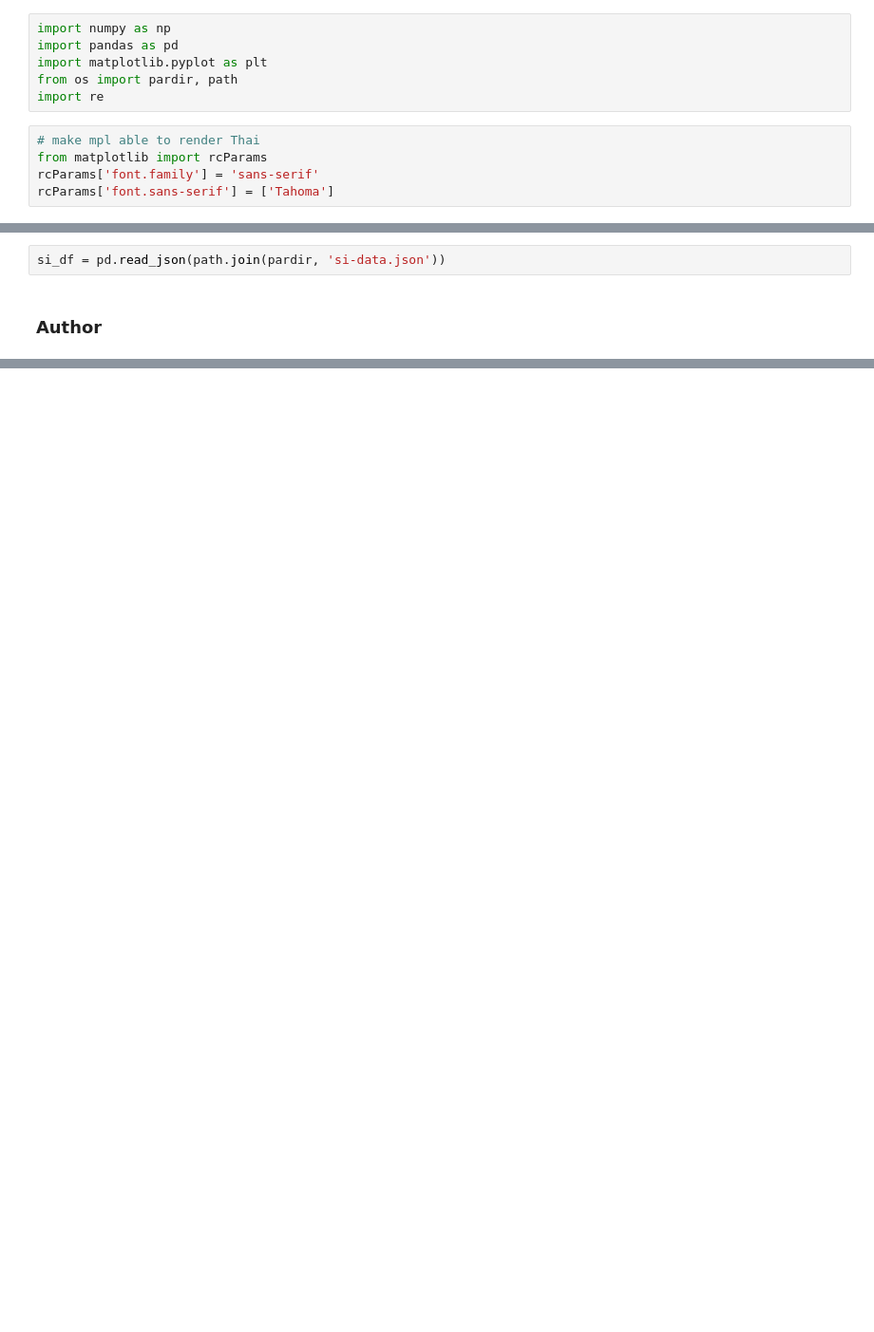
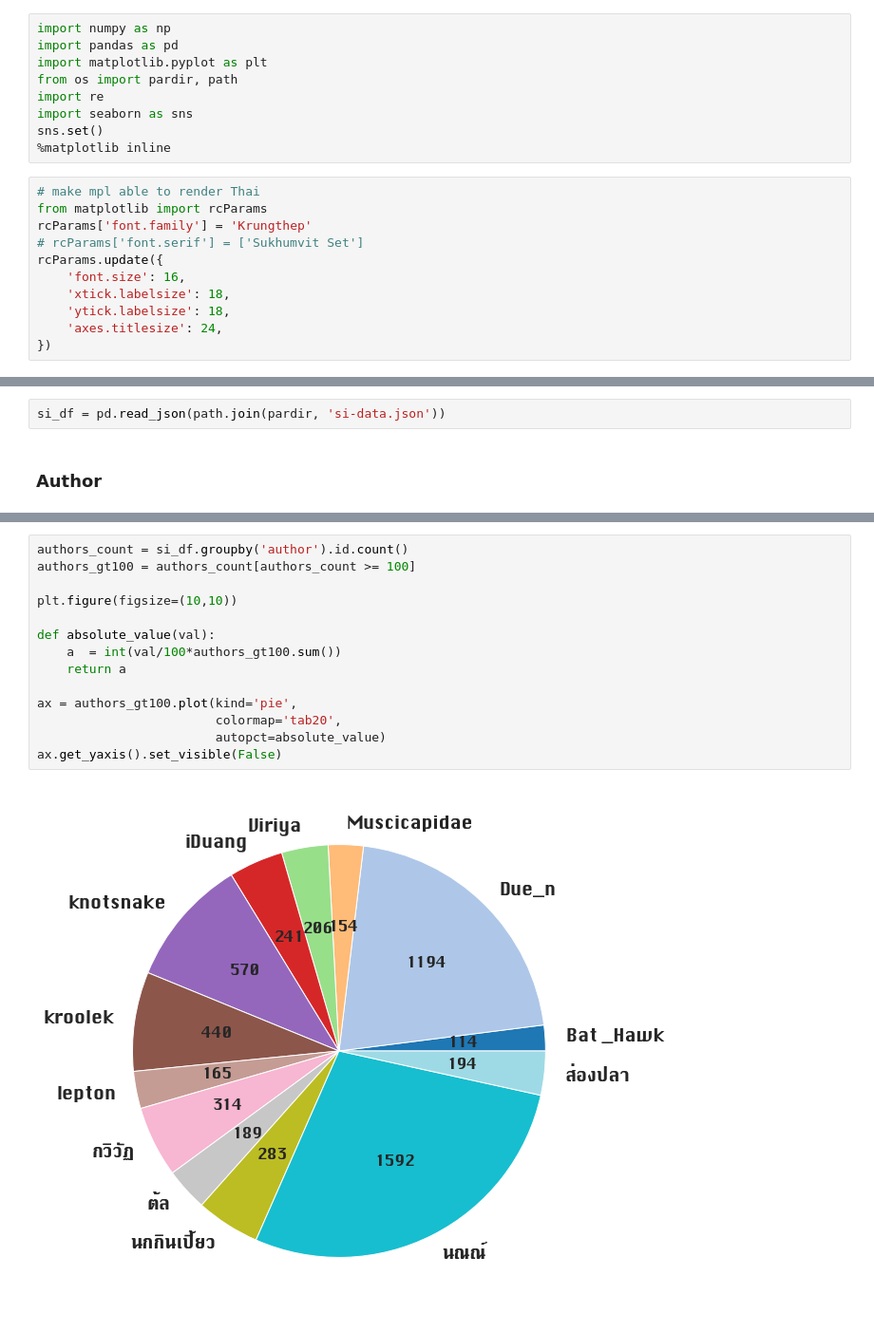
Before and after one commit to bluenex/siamensis-si, a Jupyter notebook: ipynb/si-stats.ipynb, the cells around one changed output, grey strips where cells are left out. Shown at 95% size. Saved outputs shown, nothing was run; the diff lists cells and outputs as text; blank space fills up the shorter version.

```diff
--- a/ipynb/si-stats.ipynb
+++ b/ipynb/si-stats.ipynb
@@ -4,8 +4,17 @@ import pandas as pd
 import matplotlib.pyplot as plt
 from os import pardir, path
 import re
+import seaborn as sns
+sns.set()
+%matplotlib inline
 # %%
 # make mpl able to render Thai
 from matplotlib import rcParams
-rcParams['font.family'] = 'sans-serif'
-rcParams['font.sans-serif'] = ['Tahoma']
+rcParams['font.family'] = 'Krungthep'
+# rcParams['font.serif'] = ['Sukhumvit Set']
+rcParams.update({
+    'font.size': 16,
+    'xtick.labelsize': 18,
+    'ytick.labelsize': 18,
+    'axes.titlesize': 24,
+})
@@ -23,0 +88,16 @@ si_df.groupby('author').id.count().plot(kind='pie')
+# %%
+authors_count = si_df.groupby('author').id.count()
+authors_gt100 = authors_count[authors_count >= 100]
+
+plt.figure(figsize=(10,10))
+
+def absolute_value(val):
+    a  = int(val/100*authors_gt100.sum())
+    return a
+
+ax = authors_gt100.plot(kind='pie',
+                        colormap='tab20',
+                        autopct=absolute_value)
+ax.get_yaxis().set_visible(False)
+# %% [output]
+[figure, added]
```
Also changed, not shown: parts of 13 cells of this notebook, 1 other file.
